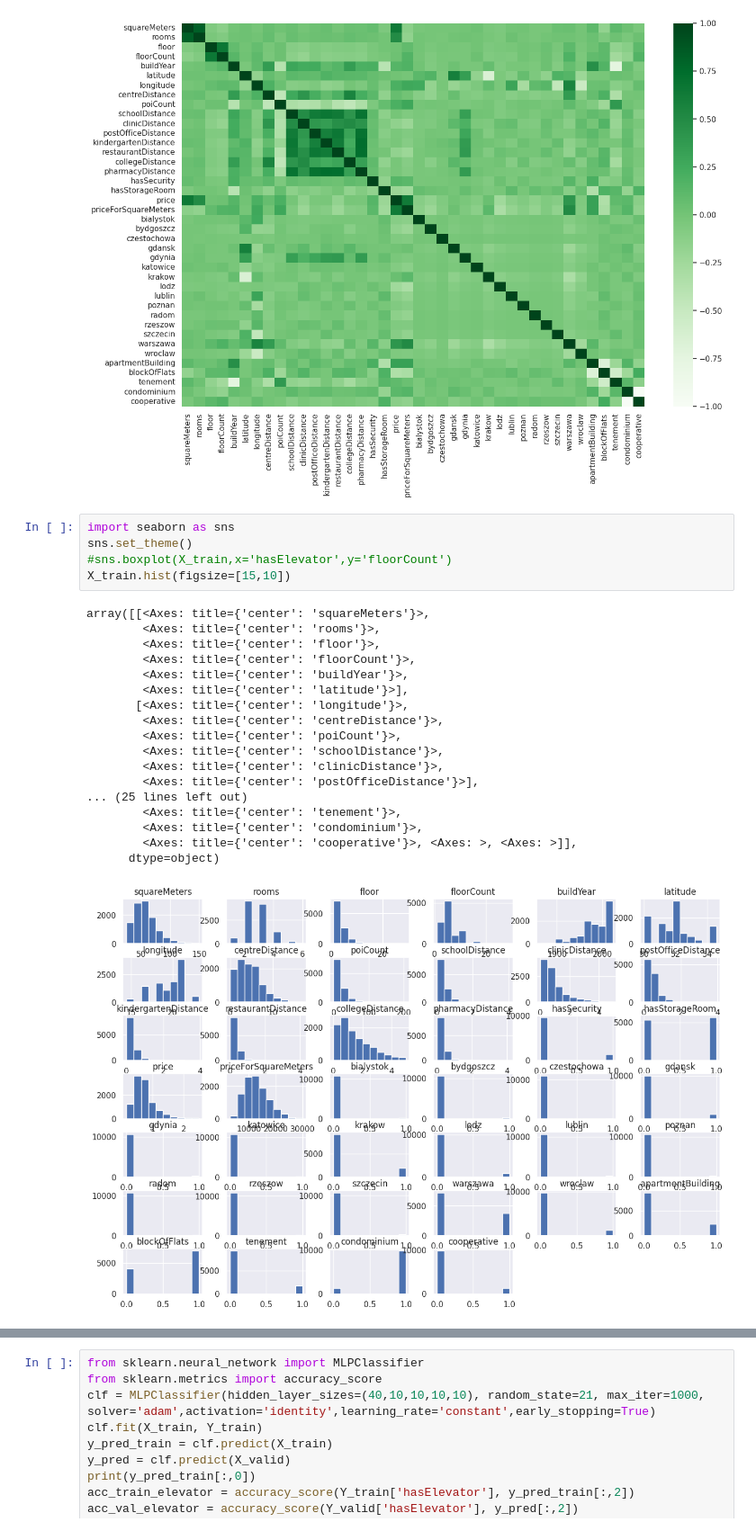
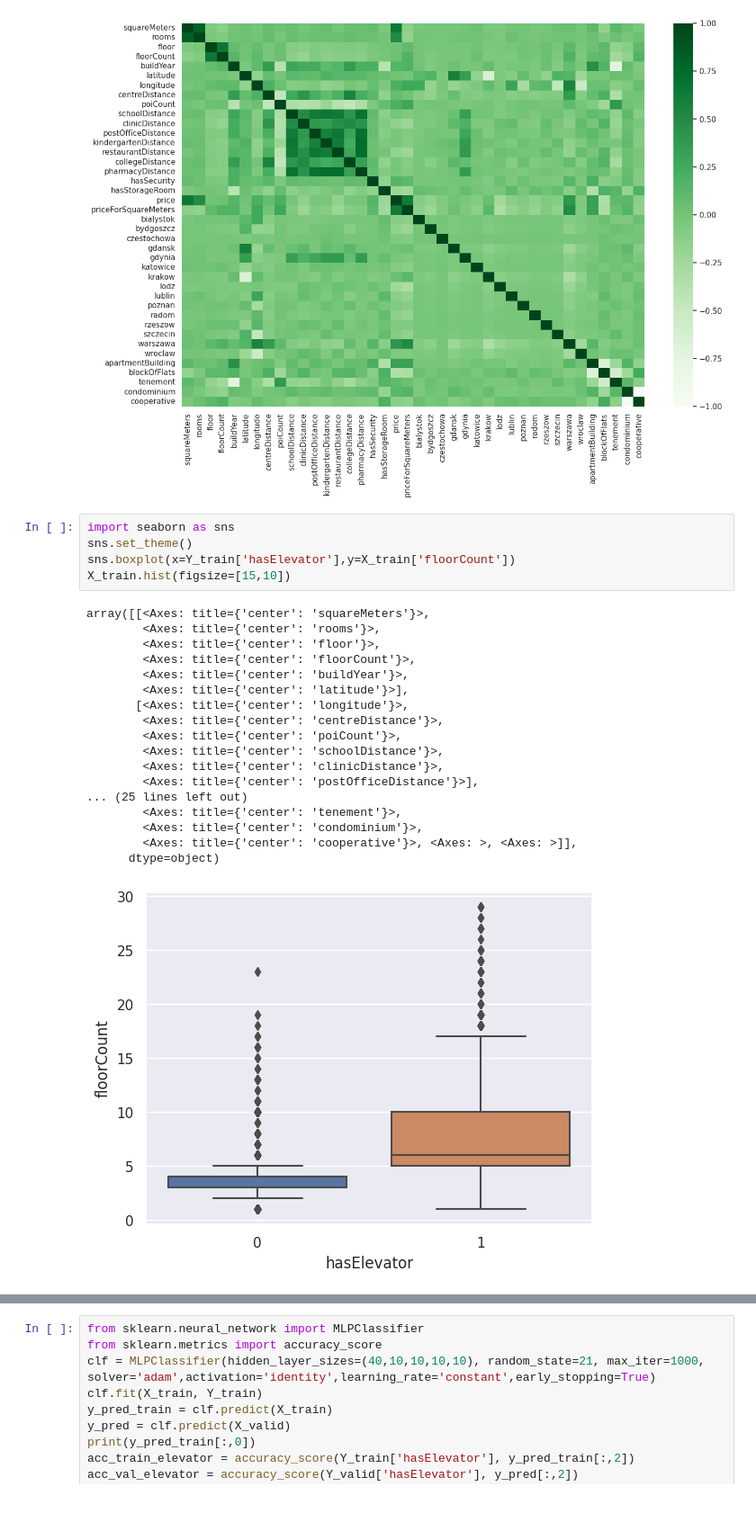
Before and after one commit to SzymonCisowski/PFML_Project, a Jupyter notebook: Projekt_PFML1.ipynb, the cells around one changed output, grey strips where cells are left out. Shown: that part at 90% size. Cells and saved outputs as stored; diff of their text form; blank space fills up the shorter version.

```diff
--- a/Projekt_PFML1.ipynb
+++ b/Projekt_PFML1.ipynb
@@ -258,24 +258,24 @@ sns.heatmap(corr, cmap = 'Greens')
 # %%
 import seaborn as sns
 sns.set_theme()
-#sns.boxplot(X_train,x='hasElevator',y='floorCount')
+sns.boxplot(x=Y_train['hasElevator'],y=X_train['floorCount'])
 X_train.hist(figsize=[15,10])
 # %% [output]
 array([[<Axes: title={'center': 'squareMeters'}>,
         <Axes: title={'center': 'rooms'}>,
         <Axes: title={'center': 'floor'}>,
         <Axes: title={'center': 'floorCount'}>,
         <Axes: title={'center': 'buildYear'}>,
         <Axes: title={'center': 'latitude'}>],
        [<Axes: title={'center': 'longitude'}>,
         <Axes: title={'center': 'centreDistance'}>,
         <Axes: title={'center': 'poiCount'}>,
         <Axes: title={'center': 'schoolDistance'}>,
         <Axes: title={'center': 'clinicDistance'}>,
         <Axes: title={'center': 'postOfficeDistance'}>],
 ... (25 lines left out)
         <Axes: title={'center': 'tenement'}>,
         <Axes: title={'center': 'condominium'}>,
         <Axes: title={'center': 'cooperative'}>, <Axes: >, <Axes: >]],
       dtype=object)
-[figure, old version]
+[figure, new version]
```
Also changed, not shown: parts of 8 cells of this notebook.
